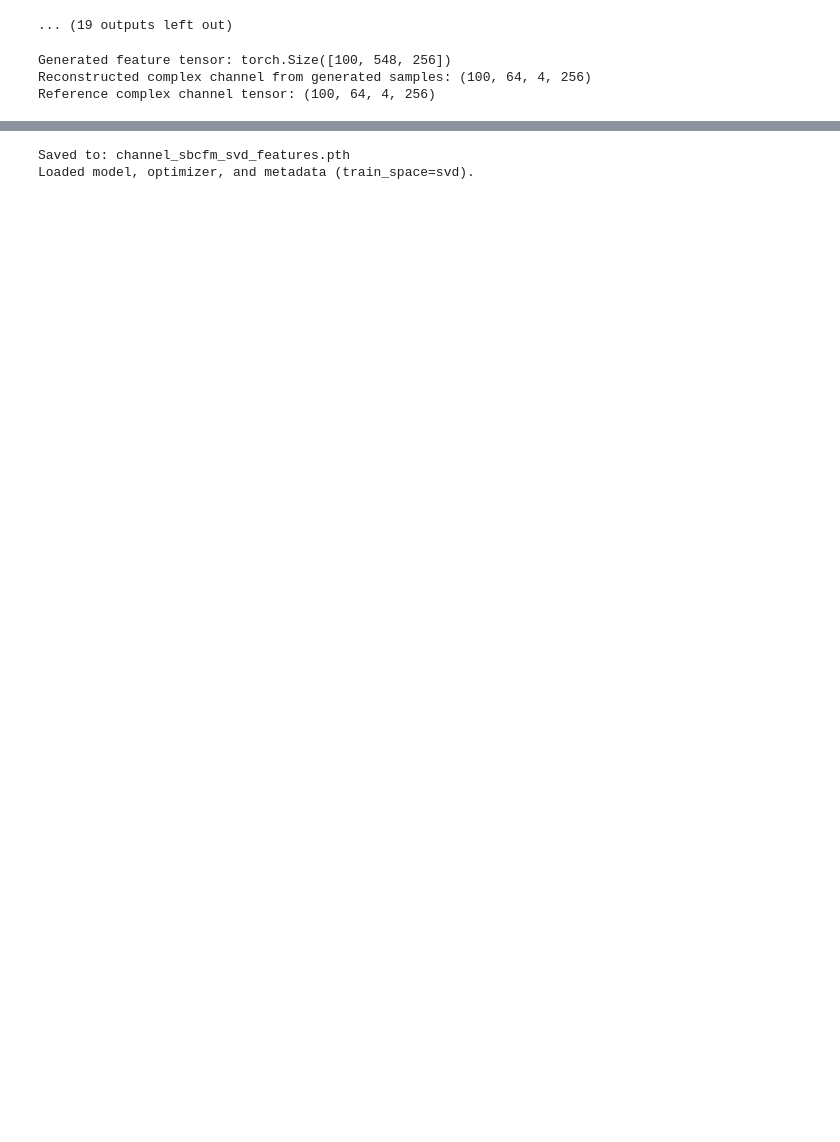
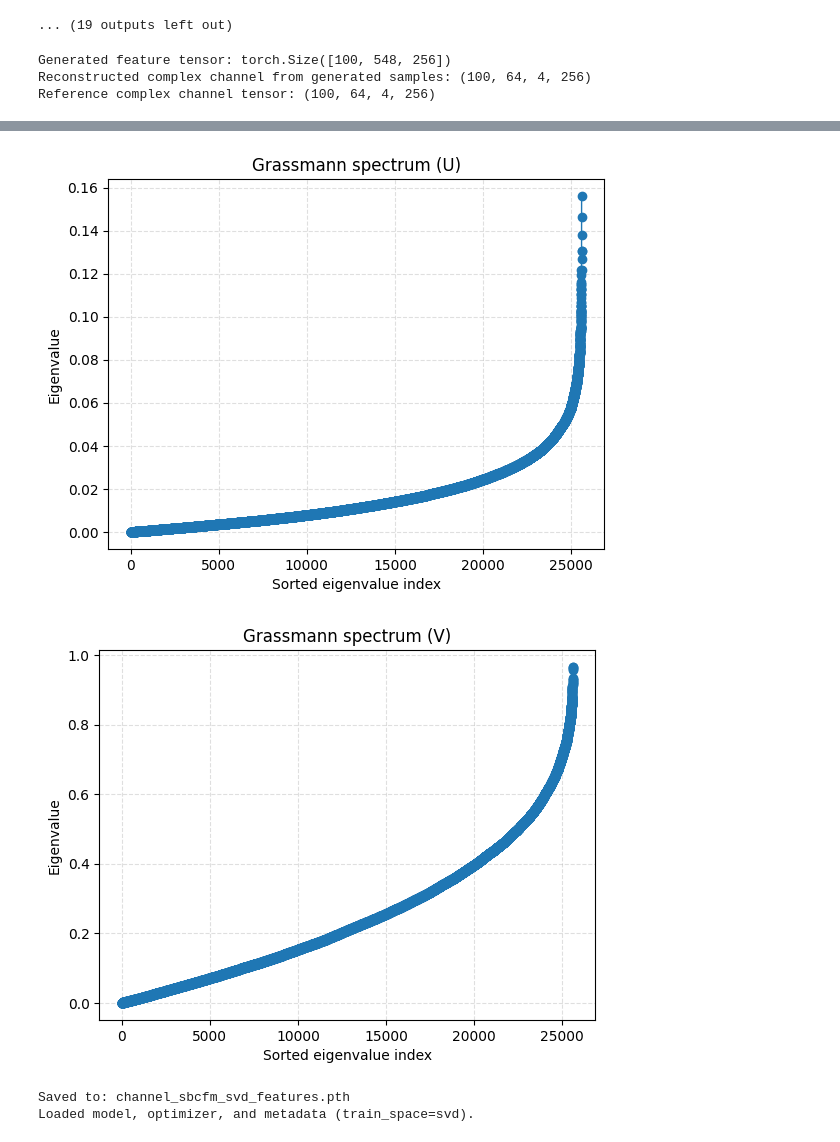
Before and after one commit to donRumata03/diffSDE-gsm-huawei, a Jupyter notebook: generative_gsm.ipynb, the cells around one changed output, grey strips where cells are left out. Drawn from its saved outputs; the diff is of its cells as text; code cells hidden in the pictures; blank space fills up the shorter version.

Commit message:
Implement Grassman metrix

```diff
--- a/generative_gsm.ipynb
+++ b/generative_gsm.ipynb
@@ -1010,6 +1010,7 @@ Reference complex channel tensor: (100, 64, 4, 256)
 
 import numpy as np
 import torch
+import matplotlib.pyplot as plt
 import ot
 from ot.sliced import sliced_wasserstein_distance
 
@@ -1050,4 +1051,76 @@ _print_stats('amp(V) real', real_components['amp_v'])
 _print_stats('amp(V) generated', gen_components['amp_v'])
 _print_stats('phase(V) real', real_components['phase_v'])
 _print_stats('phase(V) generated', gen_components['phase_v'])
+
+
+svd_real = features_to_svd_components(orig_features_for_metrics, svd_feature_metadata, denormalize_sigma=True, enforce_unit_norm=True)
+svd_gen = features_to_svd_components(gen_features_for_metrics, svd_feature_metadata, denormalize_sigma=True, enforce_unit_norm=True)
+
+
+def _collect_grassmann_metrics(U_real, U_gen, sigma_real, sigma_gen, sigma_threshold=1e-6):
+    min_eigs = []
+    spectra = []
+    batch, seq, k, dim = U_real.shape
+    for b in range(batch):
+        for s in range(seq):
+            sigma_r = sigma_real[b, s]
+            sigma_g = sigma_gen[b, s]
+            valid_r = np.where(sigma_r > sigma_threshold)[0]
+            valid_g = np.where(sigma_g > sigma_threshold)[0]
+            if valid_r.size == 0 or valid_g.size == 0:
+                continue
+            idx_r = valid_r[np.argmax(sigma_r[valid_r])]
+            idx_g = valid_g[np.argmax(sigma_g[valid_g])]
+            u_real = U_real[b, s, idx_r].astype(np.complex128)
+            u_gen = U_gen[b, s, idx_g].astype(np.complex128)
+            norm_real = np.linalg.norm(u_real)
+            norm_gen = np.linalg.norm(u_gen)
+            if norm_real <= 1e-10 or norm_gen <= 1e-10:
+                continue
+            u_real = u_real / norm_real
+            u_gen = u_gen / norm_gen
+            overlap = np.vdot(u_real, u_gen)
+            eigval = float(np.clip(abs(overlap) ** 2, 0.0, 1.0))
+            min_eigs.append(eigval)
+            spectra.append(np.asarray([eigval], dtype=np.float64))
+    return np.asarray(min_eigs, dtype=np.float64), spectra
+
+
+def _plot_sorted_spectrum(spectra, title):
+    if not spectra:
+        print(f"{title}: no valid spectra to plot")
+        return
+    flattened = np.concatenate(spectra)
+    if flattened.size == 0:
+        print(f"{title}: no eigenvalues to plot")
+        return
+    flattened = np.clip(flattened.real, 0.0, None)
+    flattened.sort()
+    plt.figure()
+    plt.plot(flattened, marker='o', linestyle='-', linewidth=1.0)
+    plt.xlabel('Sorted eigenvalue index')
+    plt.ylabel('Eigenvalue')
+    plt.title(title)
+    plt.grid(True, linestyle='--', alpha=0.4)
+
+
+min_eigs_u, spectra_u = _collect_grassmann_metrics(svd_real['U'], svd_gen['U'], svd_real['sigma'], svd_gen['sigma'])
+min_eigs_v, spectra_v = _collect_grassmann_metrics(svd_real['V'], svd_gen['V'], svd_real['sigma'], svd_gen['sigma'])
+
+metrics_to_average = []
+if min_eigs_u.size:
+    metrics_to_average.append(min_eigs_u.mean())
+if min_eigs_v.size:
+    metrics_to_average.append(min_eigs_v.mean())
+if metrics_to_average:
+    grassmann_metric = float(np.mean(metrics_to_average))
+else:
+    grassmann_metric = float('nan')
+
+print(f"Grassmann min eigenvalue metric (avg U/V): {grassmann_metric:.6f}")
+
+_plot_sorted_spectrum(spectra_u, 'Grassmann spectrum (U)')
+_plot_sorted_spectrum(spectra_v, 'Grassmann spectrum (V)')
+
+plt.show()
 # %% [output]
@@ -1065,3 +1139,5 @@ phase(V) generated -> mean=0.0439, std=1.0810, min=-4.5715, max=5.9537
+[figure, added]
+[figure, added]
 # %%
 # Save
 
```
Also changed, not shown: parts of 5 cells of this notebook.
